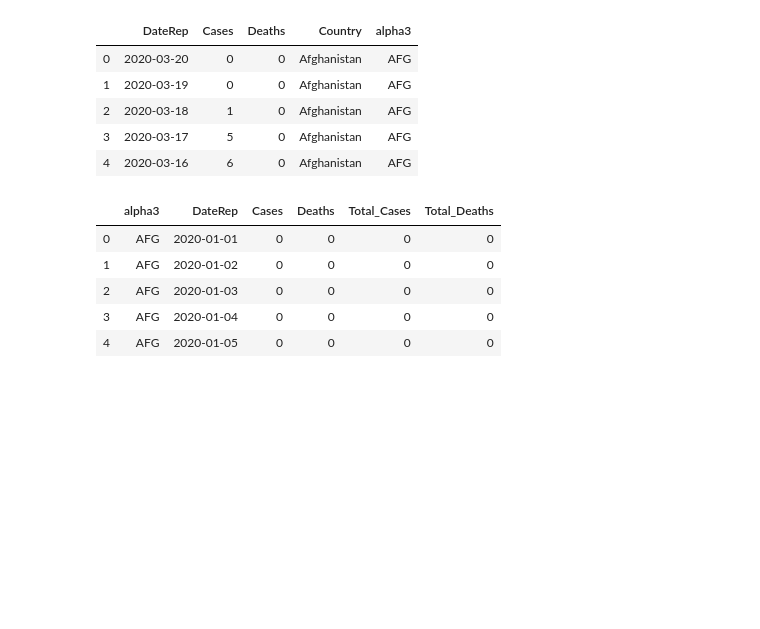
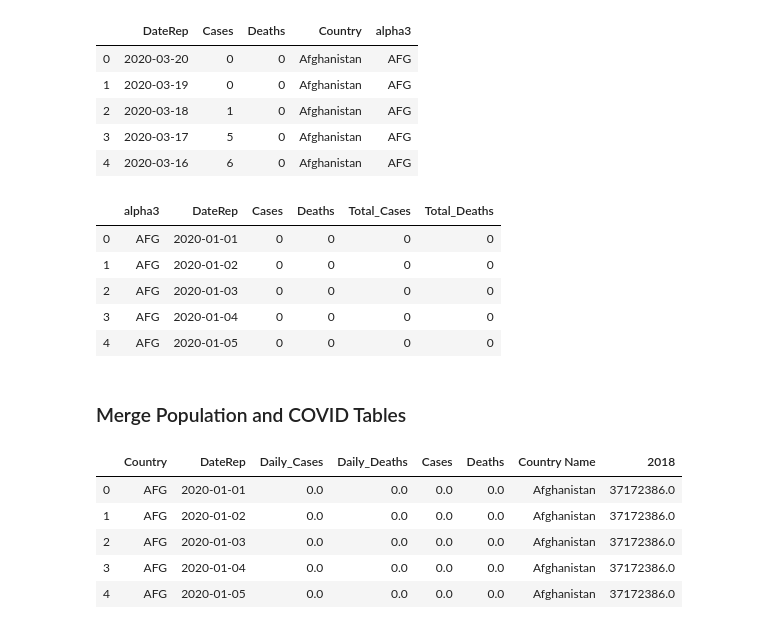
Before and after one commit to BenGeissel/COVID19_Spread_Visualizations_Blog, a Jupyter notebook: COVID19_Spread_Visualizations.ipynb, the cells around one changed output. Saved outputs shown, nothing was run; the diff lists cells and outputs as text; code cells hidden in the pictures; blank space fills up the shorter version.

```diff
--- a/COVID19_Spread_Visualizations.ipynb
+++ b/COVID19_Spread_Visualizations.ipynb
@@ -15,0 +29,4 @@ init_notebook_mode()
+# %%
+# Keep only 2018 population column (most up to date)
+pop_df = pop_df.filter(items = ['Country Name', 'Country Code', '2018'], axis = 1)
+pop_df.head()
@@ -345,3 +371,5 @@ grouped_df.head()
 # Rename columns
 grouped_df.rename({'alpha3' : 'Country', 'Cases' : 'Daily_Cases', 'Deaths' : 'Daily_Deaths',
                    'Total_Cases' : 'Cases', 'Total_Deaths' : 'Deaths'}, axis = 1, inplace = True)
+# %% [markdown]
+### Merge Population and COVID Tables
@@ -347,0 +379,11 @@ grouped_df.rename({'alpha3' : 'Country', 'Cases' : 'Daily_Cases', 'Deaths' : 'Da
+# %%
+# Drop unnecessary columns
+final_df.drop('Country Code', axis = 1, inplace = True)
+final_df.head()
+# %% [output]
+|  | Country | DateRep | Daily_Cases | Daily_Deaths | Cases | Deaths | Country Name | 2018 |
+| 0 | AFG | 2020-01-01 | 0.0 | 0.0 | 0.0 | 0.0 | Afghanistan | 37172386.0 |
+| 1 | AFG | 2020-01-02 | 0.0 | 0.0 | 0.0 | 0.0 | Afghanistan | 37172386.0 |
+| 2 | AFG | 2020-01-03 | 0.0 | 0.0 | 0.0 | 0.0 | Afghanistan | 37172386.0 |
+| 3 | AFG | 2020-01-04 | 0.0 | 0.0 | 0.0 | 0.0 | Afghanistan | 37172386.0 |
+| 4 | AFG | 2020-01-05 | 0.0 | 0.0 | 0.0 | 0.0 | Afghanistan | 37172386.0 |
```
Also changed, not shown: parts of 12 cells of this notebook, 1 other file.
